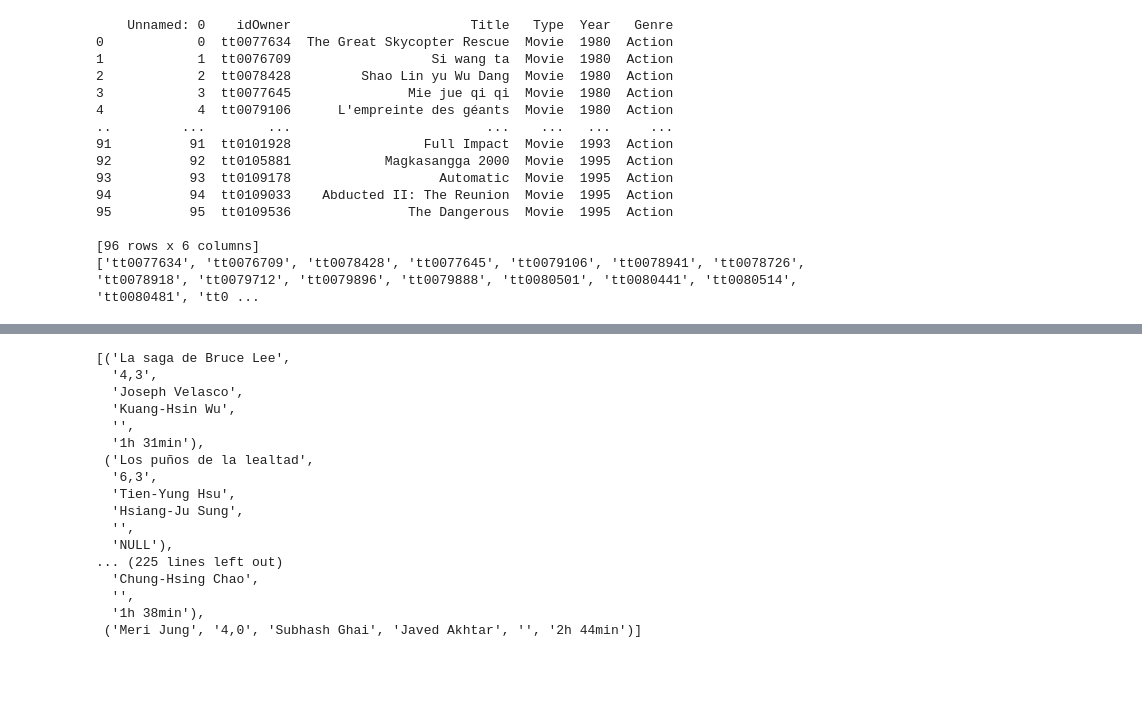
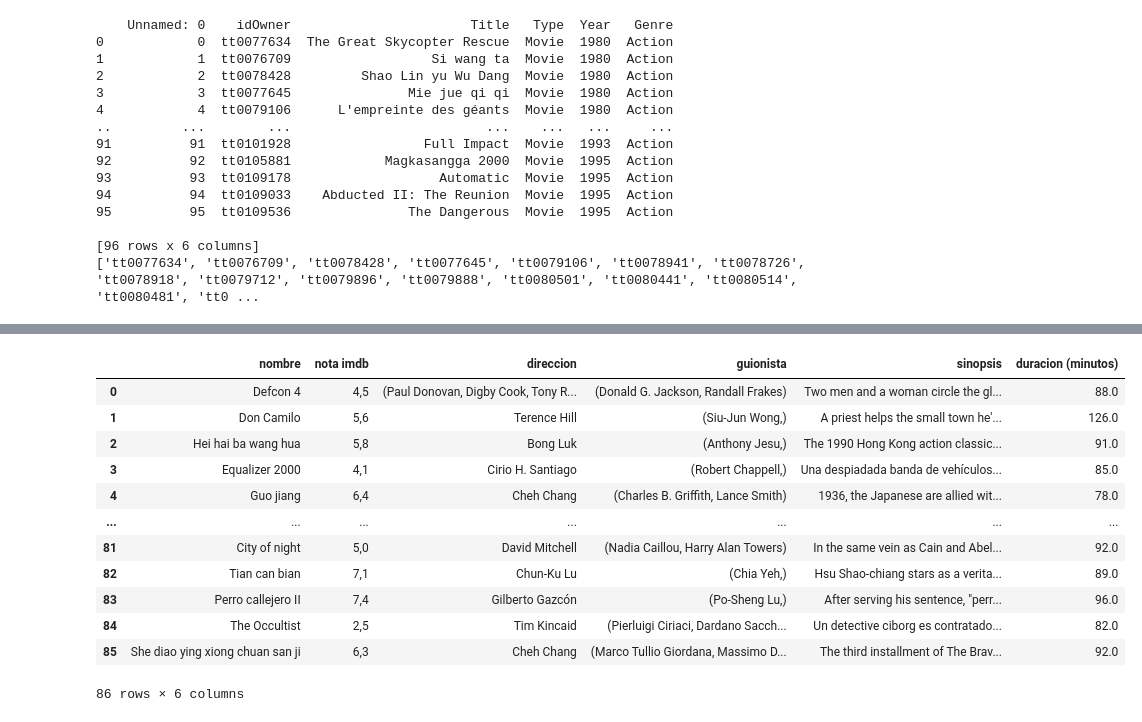
Before and after one commit to Adalab/proyecto-da-promo-b-modulo-2-team-2, a Jupyter notebook: FASE_SELENIUM_2/action_imdb.ipynb, the cells around one changed output, grey strips where cells are left out. Cells and saved outputs as stored; diff of their text form; code cells hidden in the pictures; blank space fills up the shorter version.

Commit message:
action dur minutos y csv creado imdb

```diff
--- a/FASE_SELENIUM_2/action_imdb.ipynb
+++ b/FASE_SELENIUM_2/action_imdb.ipynb
@@ -93 +145,23 @@ driver.close()
+# %%
+duracion_mins = []
+
+for peli in duracion:
+
+        if peli == None:
+                duracion_mins.append(None)
+
+        elif 'h' in peli:
+                horas,minutos = peli.split('h')
+                horas = int(horas.strip())
+                minutos = int(minutos.replace('min', '').strip())
+                total_minutos = horas * 60 + minutos
+                duracion_mins.append(total_minutos)
+
+        elif 'min' in peli:
+
+                minutos = int(peli.replace('min'))
+                total_minutos = int(peli.replace('min', '').strip())
+                duracion_mins.append(total_minutos)
+# %%
+action_films_imdb = list(set(zip(nombre,nota_imbd,direccion,guionista,argumento,duracion_mins)))
 # %%
@@ -182,20 +171,18 @@ imdb_action = list(tuple(zip(nota,director,guionista,argumento,duracion)))
-# %%
-imdb_action
-# %% [output]
-[('La saga de Bruce Lee',
-  '4,3',
-  'Joseph Velasco',
-  'Kuang-Hsin Wu',
-  '',
-  '1h 31min'),
- ('Los puños de la lealtad',
-  '6,3',
-  'Tien-Yung Hsu',
-  'Hsiang-Ju Sung',
-  '',
-  'NULL'),
-... (225 lines left out)
-  'Chung-Hsing Chao',
-  '',
-  '1h 38min'),
- ('Meri Jung', '4,0', 'Subhash Ghai', 'Javed Akhtar', '', '2h 44min')]
+# %%
+action_films_imdb_df = pd.DataFrame(action_films_imdb, columns = ["nombre", "nota imdb", "direccion", "guionista", "sinopsis", "duracion (minutos)"])
+# %%
+action_films_imdb_df
+# %% [output]
+|  | nombre | nota imdb | direccion | guionista | sinopsis | duracion (minutos) |
+| 0 | Defcon 4 | 4,5 | (Paul Donovan, Digby Cook, Tony R... | (Donald G. Jackson, Randall Frakes) | Two men and a woman circle the gl... | 88.0 |
+| 1 | Don Camilo | 5,6 | Terence Hill | (Siu-Jun Wong,) | A priest helps the small town he'... | 126.0 |
+| 2 | Hei hai ba wang hua | 5,8 | Bong Luk | (Anthony Jesu,) | The 1990 Hong Kong action classic... | 91.0 |
+| 3 | Equalizer 2000 | 4,1 | Cirio H. Santiago | (Robert Chappell,) | Una despiadada banda de vehículos... | 85.0 |
+| 4 | Guo jiang | 6,4 | Cheh Chang | (Charles B. Griffith, Lance Smith) | 1936, the Japanese are allied wit... | 78.0 |
+| ... | ... | ... | ... | ... | ... | ... |
+| 81 | City of night | 5,0 | David Mitchell | (Nadia Caillou, Harry Alan Towers) | In the same vein as Cain and Abel... | 92.0 |
+| 82 | Tian can bian | 7,1 | Chun-Ku Lu | (Chia Yeh,) | Hsu Shao-chiang stars as a verita... | 89.0 |
+| 83 | Perro callejero II | 7,4 | Gilberto Gazcón | (Po-Sheng Lu,) | After serving his sentence, "perr... | 96.0 |
+| 84 | The Occultist | 2,5 | Tim Kincaid | (Pierluigi Ciriaci, Dardano Sacch... | Un detective ciborg es contratado... | 82.0 |
+| 85 | She diao ying xiong chuan san ji | 6,3 | Cheh Chang | (Marco Tullio Giordana, Massimo D... | The third installment of The Brav... | 92.0 |
+86 rows × 6 columns
```
Also changed, not shown: parts of 17 cells of this notebook, 1 other file.
